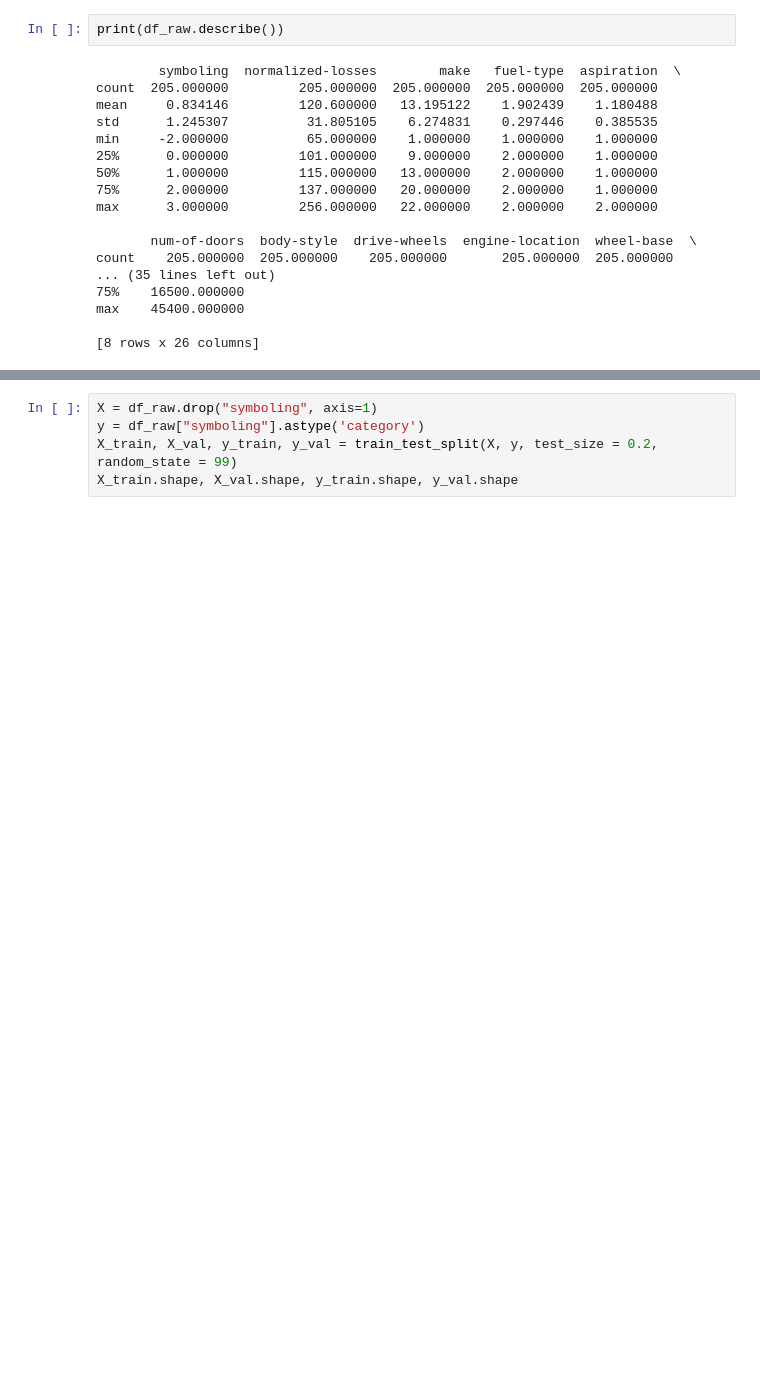
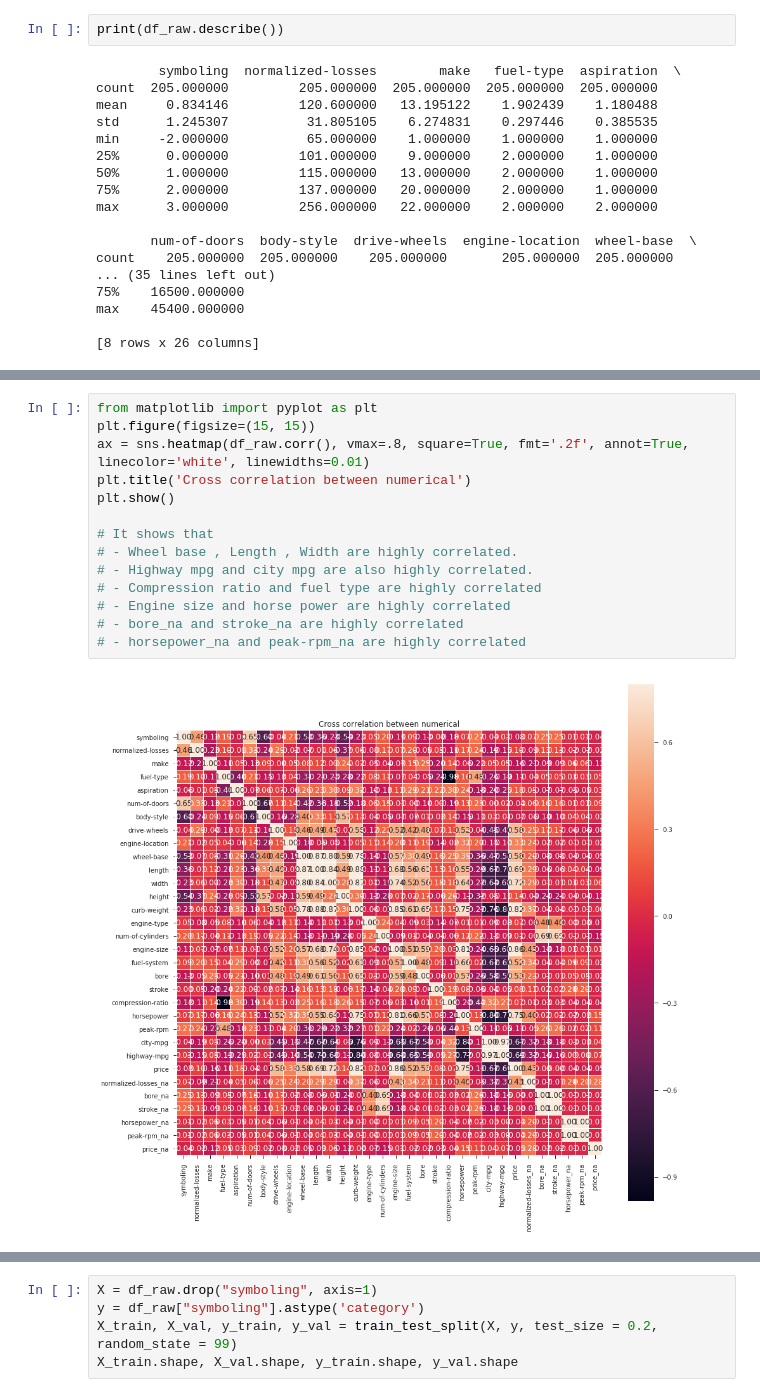
Before and after one commit to ck-unifr/auto1, a Jupyter notebook: auto1.ipynb, the cells around one changed output, grey strips where cells are left out. Drawn from its saved outputs; the diff is of its cells as text; blank space fills up the shorter version.

```diff
--- a/auto1.ipynb
+++ b/auto1.ipynb
@@ -140,0 +255,16 @@ max    45400.000000
+# %%
+from matplotlib import pyplot as plt
+plt.figure(figsize=(15, 15))
+ax = sns.heatmap(df_raw.corr(), vmax=.8, square=True, fmt='.2f', annot=True, linecolor='white', linewidths=0.01)
+plt.title('Cross correlation between numerical')
+plt.show()
+
+# It shows that
+# - Wheel base , Length , Width are highly correlated.
+# - Highway mpg and city mpg are also highly correlated.
+# - Compression ratio and fuel type are highly correlated
+# - Engine size and horse power are highly correlated
+# - bore_na and stroke_na are highly correlated
+# - horsepower_na and peak-rpm_na are highly correlated
+# %% [output]
+[figure, added]
```
Also changed, not shown: parts of 38 cells of this notebook.
